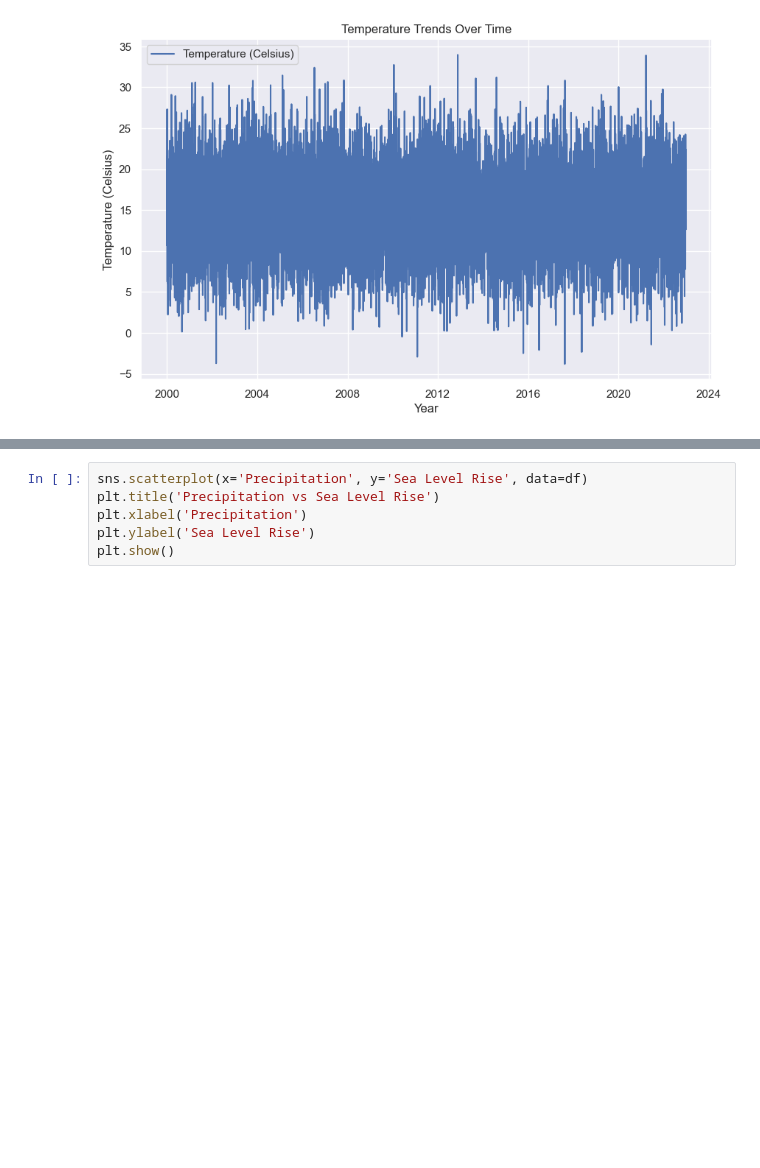
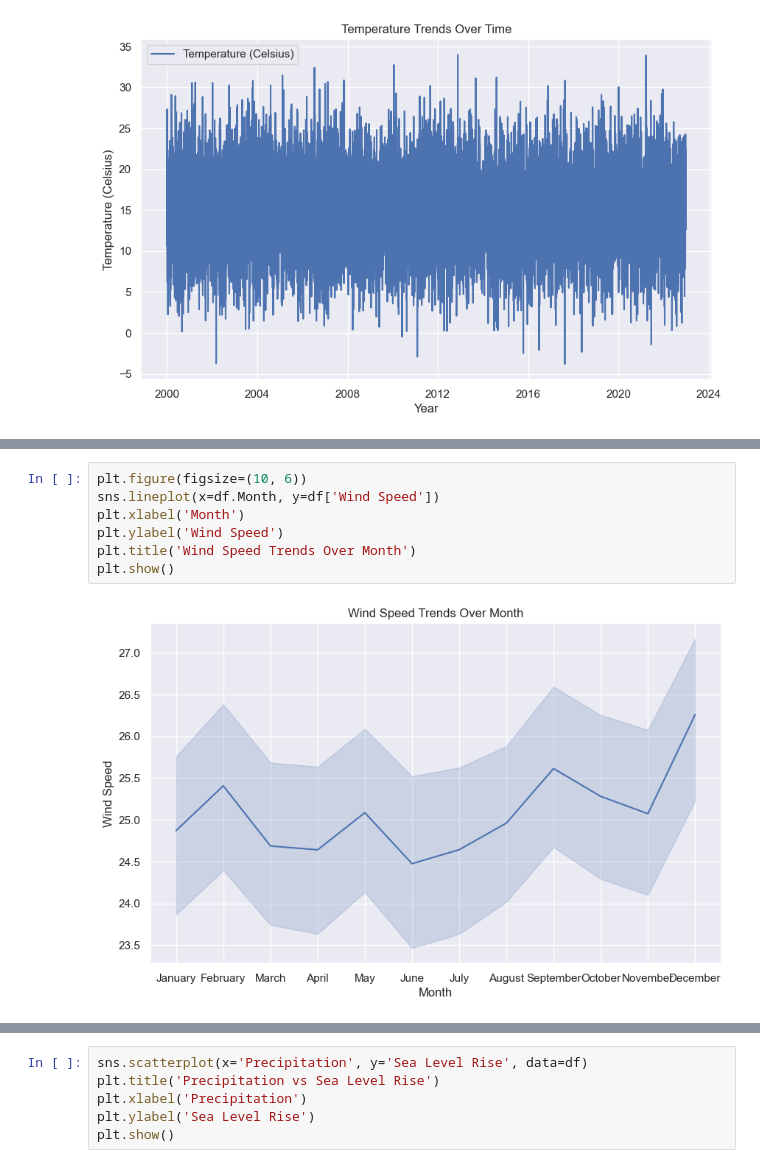
Before and after one commit to sSumankumari/CVIP-Projects, a Jupyter notebook: Phase 2/Climate data analysis.ipynb, the cells around one changed output, grey strips where cells are left out. Cells and saved outputs as stored; diff of their text form; blank space fills up the shorter version.

```diff
--- a/Phase 2/Climate data analysis.ipynb
+++ b/Phase 2/Climate data analysis.ipynb
@@ -131,0 +157,9 @@ plt.show()
+# %%
+plt.figure(figsize=(10, 6))
+sns.lineplot(x=df.Month, y=df['Wind Speed'])
+plt.xlabel('Month')
+plt.ylabel('Wind Speed')
+plt.title('Wind Speed Trends Over Month')
+plt.show()
+# %% [output]
+[figure, added]
```
Also changed, not shown: parts of 16 cells of this notebook.
